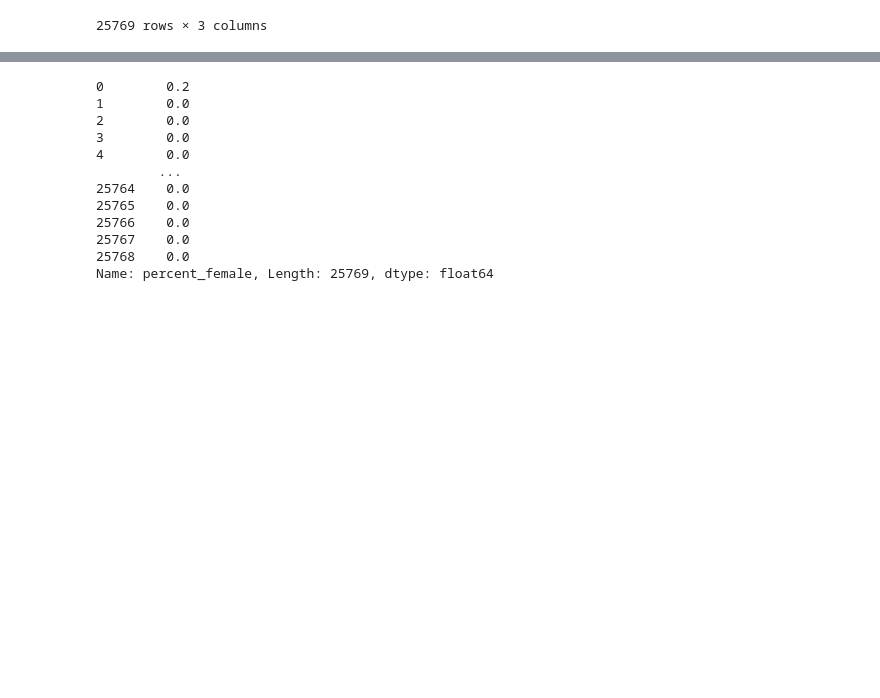
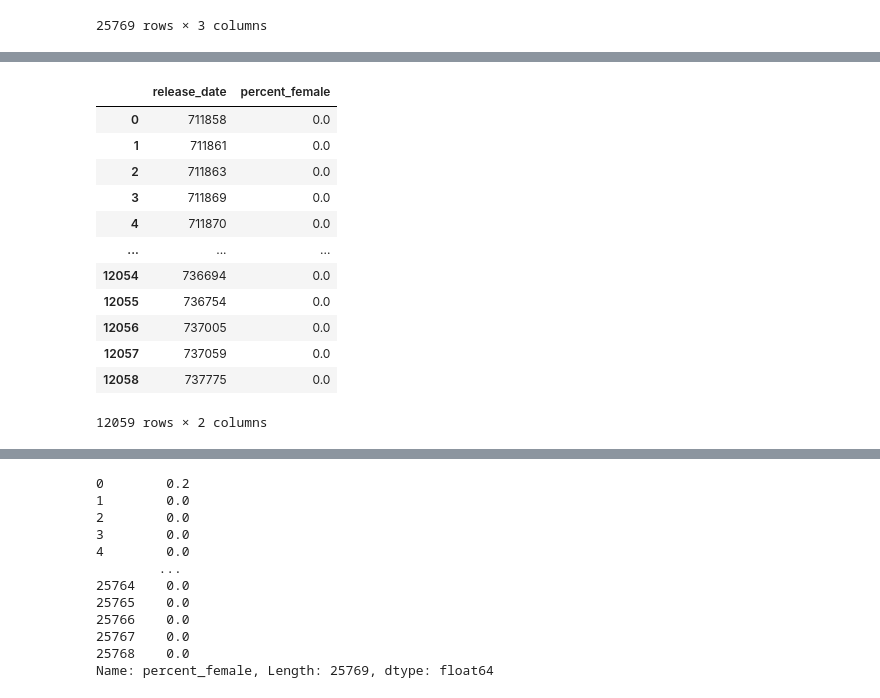
Before and after one commit to caseygomez/Female-Representation-In-The-Film-Industry, a Jupyter notebook: carolyn_linear_regression_practice.ipynb, the cells around one changed output, grey strips where cells are left out. Cells and saved outputs as stored; diff of their text form; code cells hidden in the pictures; blank space fills up the shorter version.

```diff
--- a/carolyn_linear_regression_practice.ipynb
+++ b/carolyn_linear_regression_practice.ipynb
@@ -79,0 +117,16 @@ plt.show()
+# %%
+dataframe
+# %% [output]
+|  | release_date | percent_female |
+| 0 | 711858 | 0.0 |
+| 1 | 711861 | 0.0 |
+| 2 | 711863 | 0.0 |
+| 3 | 711869 | 0.0 |
+| 4 | 711870 | 0.0 |
+| ... | ... | ... |
+| 12054 | 736694 | 0.0 |
+| 12055 | 736754 | 0.0 |
+| 12056 | 737005 | 0.0 |
+| 12057 | 737059 | 0.0 |
+| 12058 | 737775 | 0.0 |
+12059 rows × 2 columns
```
Also changed, not shown: parts of 15 cells of this notebook, 2 other files.
